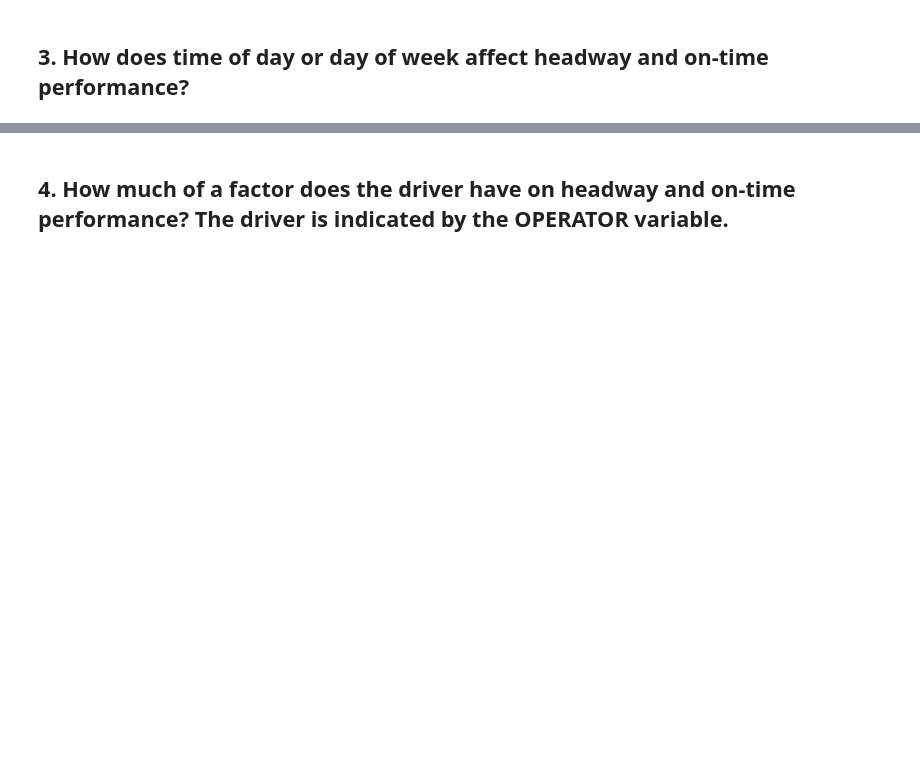
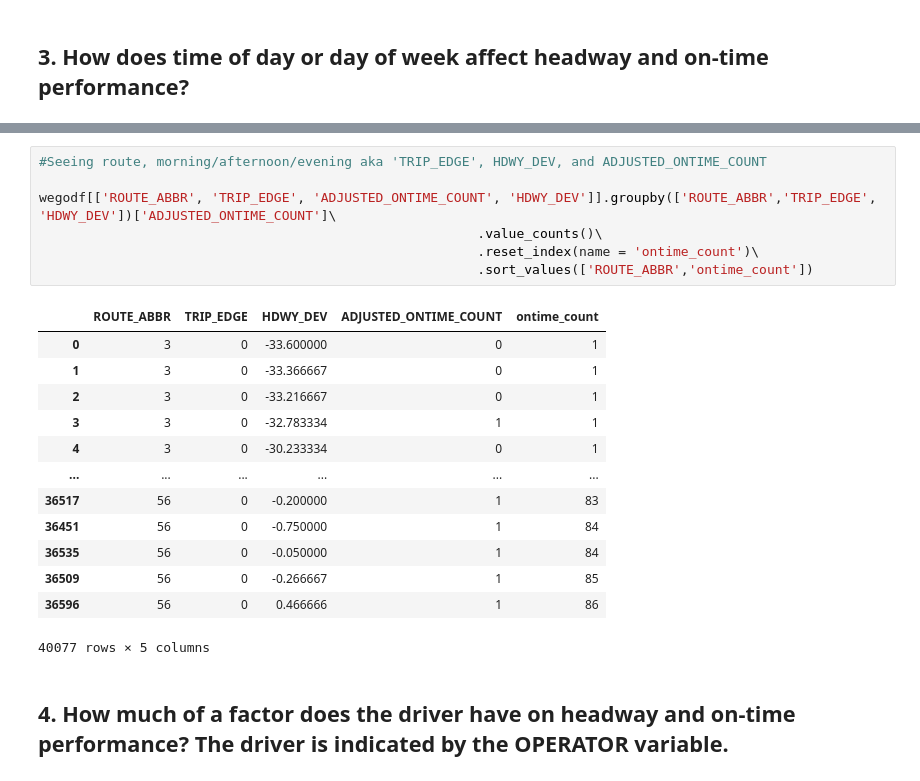
Before and after one commit to NSS-Data-Analytics-Cohort-11/wego-new-california-republic, a Jupyter notebook: notebooks/DA11 New California Republic Wego Project.ipynb, the cells around one changed output, grey strips where cells are left out. Drawn from its saved outputs; the diff is of its cells as text; blank space fills up the shorter version.

```diff
--- a/notebooks/DA11 New California Republic Wego Project.ipynb
+++ b/notebooks/DA11 New California Republic Wego Project.ipynb
@@ -332,2 +489,23 @@ sns.boxplot( x=to3['ADHERENCE'], y=from3['ADHERENCE'] )
+# %%
+#Seeing route, morning/afternoon/evening aka 'TRIP_EDGE', HDWY_DEV, and ADJUSTED_ONTIME_COUNT
+
+wegodf[['ROUTE_ABBR', 'TRIP_EDGE', 'ADJUSTED_ONTIME_COUNT', 'HDWY_DEV']].groupby(['ROUTE_ABBR','TRIP_EDGE', 'HDWY_DEV'])['ADJUSTED_ONTIME_COUNT']\
+                                                        .value_counts()\
+                                                        .reset_index(name = 'ontime_count')\
+                                                        .sort_values(['ROUTE_ABBR','ontime_count'])
+# %% [output]
+|  | ROUTE_ABBR | TRIP_EDGE | HDWY_DEV | ADJUSTED_ONTIME_COUNT | ontime_count |
+| 0 | 3 | 0 | -33.600000 | 0 | 1 |
+| 1 | 3 | 0 | -33.366667 | 0 | 1 |
+| 2 | 3 | 0 | -33.216667 | 0 | 1 |
+| 3 | 3 | 0 | -32.783334 | 1 | 1 |
+| 4 | 3 | 0 | -30.233334 | 0 | 1 |
+| ... | ... | ... | ... | ... | ... |
+| 36517 | 56 | 0 | -0.200000 | 1 | 83 |
+| 36451 | 56 | 0 | -0.750000 | 1 | 84 |
+| 36535 | 56 | 0 | -0.050000 | 1 | 84 |
+| 36509 | 56 | 0 | -0.266667 | 1 | 85 |
+| 36596 | 56 | 0 | 0.466666 | 1 | 86 |
+40077 rows × 5 columns
 # %% [markdown]
 ## 4. How much of a factor does the driver have on headway and on-time performance? The driver is indicated by the OPERATOR variable.
```
Also changed, not shown: parts of 35 cells of this notebook.
